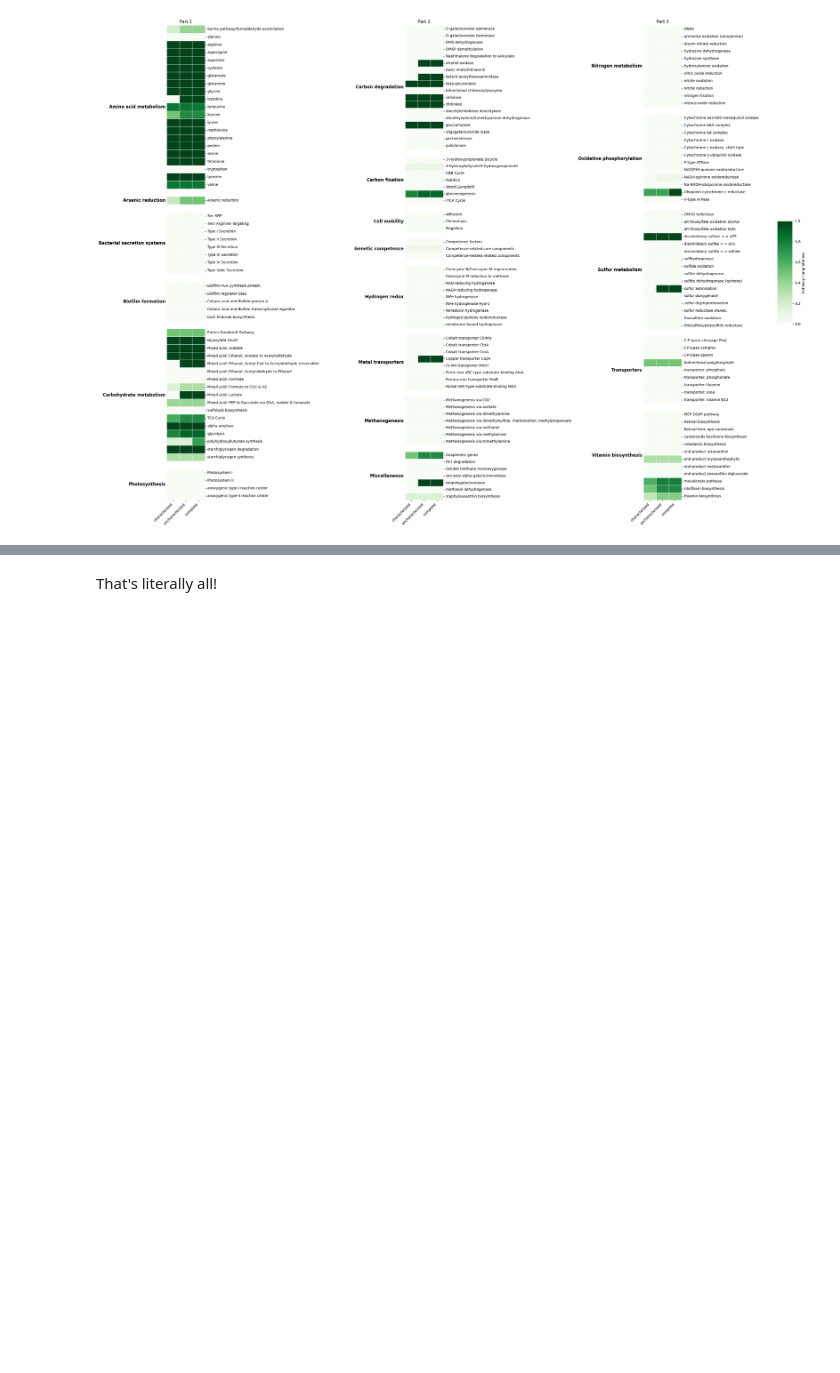
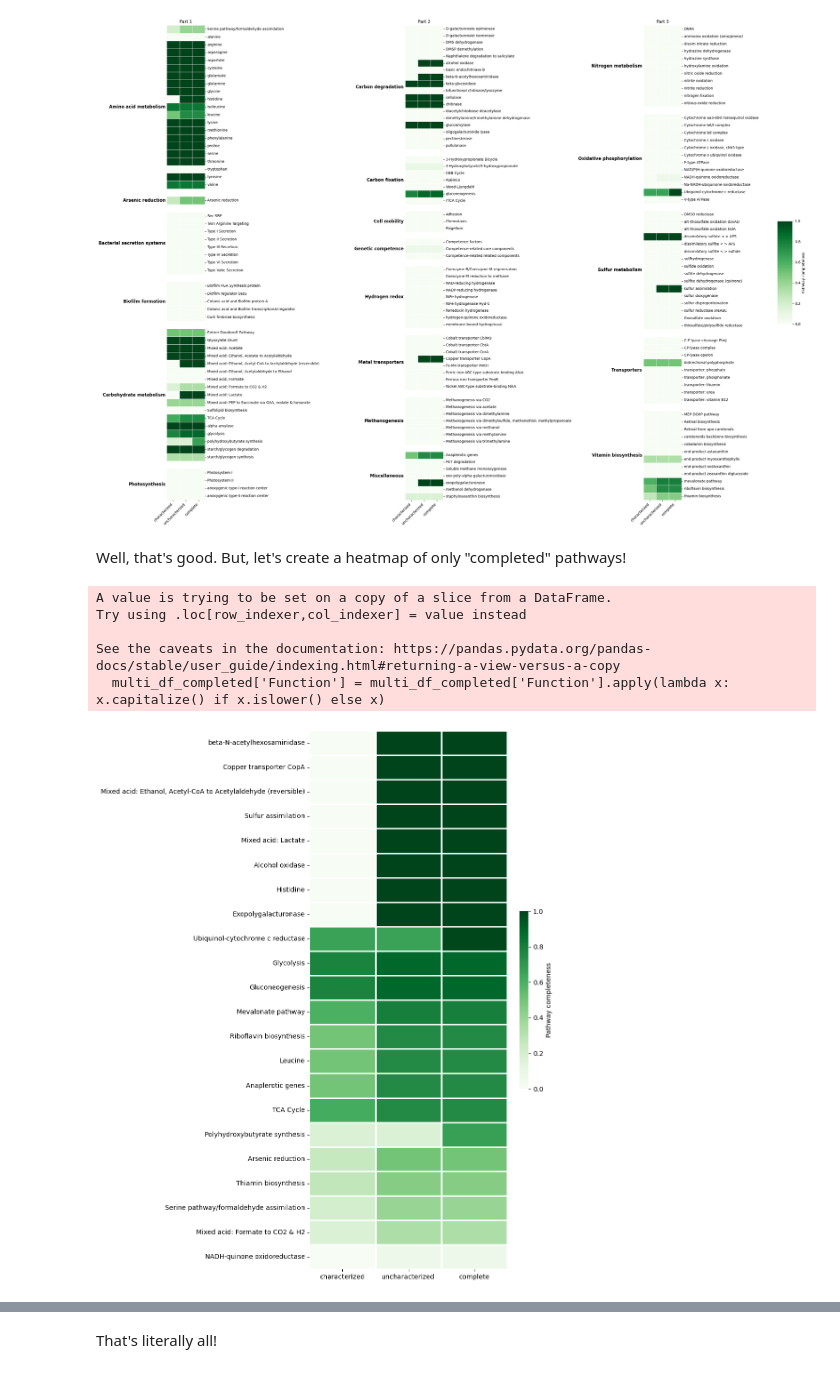
Before and after one commit to PopovIILab/Pdiddy, a Jupyter notebook: 04_Pathways_annotation/01_pathways.ipynb, the cells around one changed output, grey strips where cells are left out. Drawn from its saved outputs; the diff is of its cells as text; code cells hidden in the pictures; blank space fills up the shorter version.

```diff
--- a/04_Pathways_annotation/01_pathways.ipynb
+++ b/04_Pathways_annotation/01_pathways.ipynb
@@ -76,7 +128,7 @@ Heatmap saved in KEGGaNOG_data/Pd/heatmap_figure.png
 Reorder columns in `KEGGaNOG`'s `merged_pathways.tsv` dataframe
 # %%
 # Load your dataset
-df = pd.read_csv("KEGGaNOG_data/comparison/merged_pathways.tsv", sep="\t")
+multi_df = pd.read_csv("KEGGaNOG_data/comparison/merged_pathways.tsv", sep="\t")
 # %% [markdown]
 Check the current columns order
 # %%
@@ -91,7 +143,7 @@ df.head(5)
 # %% [markdown]
 Total mess! Let's reorder it
 # %%
-df = df[['Function', 'characterized', 'uncharacterized', 'complete']]
+multi_df = multi_df[['Function', 'characterized', 'uncharacterized', 'complete']]
 # %% [markdown]
 And check how it is now
 # %%
@@ -134,2 +167,36 @@ grouped_heatmap_multi.generate_grouped_heatmap_multi(df, "KEGGaNOG_data/comparis
 # %% [output]
 [figure]
+# %% [markdown]
+Well, that's good. But, let's create a heatmap of only "completed" pathways!
+# %%
+multi_df_completed = multi_df[multi_df["complete"] > multi_df["characterized"]]
+multi_df_completed['Function'] = multi_df_completed['Function'].apply(lambda x: x.capitalize() if x.islower() else x)
+
+plt.figure(figsize=(10, 12))
+
+# Reorder the rows based on the maximum value of each row
+df_sorted = multi_df_completed.set_index("Function")
+df_sorted = df_sorted.loc[df_sorted.max(axis=1).sort_values(ascending=False).index]
+
+ax = sns.heatmap(
+    df_sorted,
+    cmap="Greens",
+    annot=False,
+    linewidths=2,
+    cbar=True,  # Enable colorbar
+    cbar_kws={"label": "Pathway completeness", "shrink": 0.33},
+)
+
+plt.xticks(rotation=0)
+plt.ylabel("")
+plt.tight_layout()
+
+plt.savefig("imgs/heatmap.png", dpi=600, bbox_inches="tight")
+plt.show()
+# %% [output]
+A value is trying to be set on a copy of a slice from a DataFrame.
+Try using .loc[row_indexer,col_indexer] = value instead
+
+See the caveats in the documentation: https://pandas.pydata.org/pandas-docs/stable/user_guide/indexing.html#returning-a-view-versus-a-copy
+  multi_df_completed['Function'] = multi_df_completed['Function'].apply(lambda x: x.capitalize() if x.islower() else x)
+[figure, added]
```
Also changed, not shown: parts of 16 cells of this notebook.
